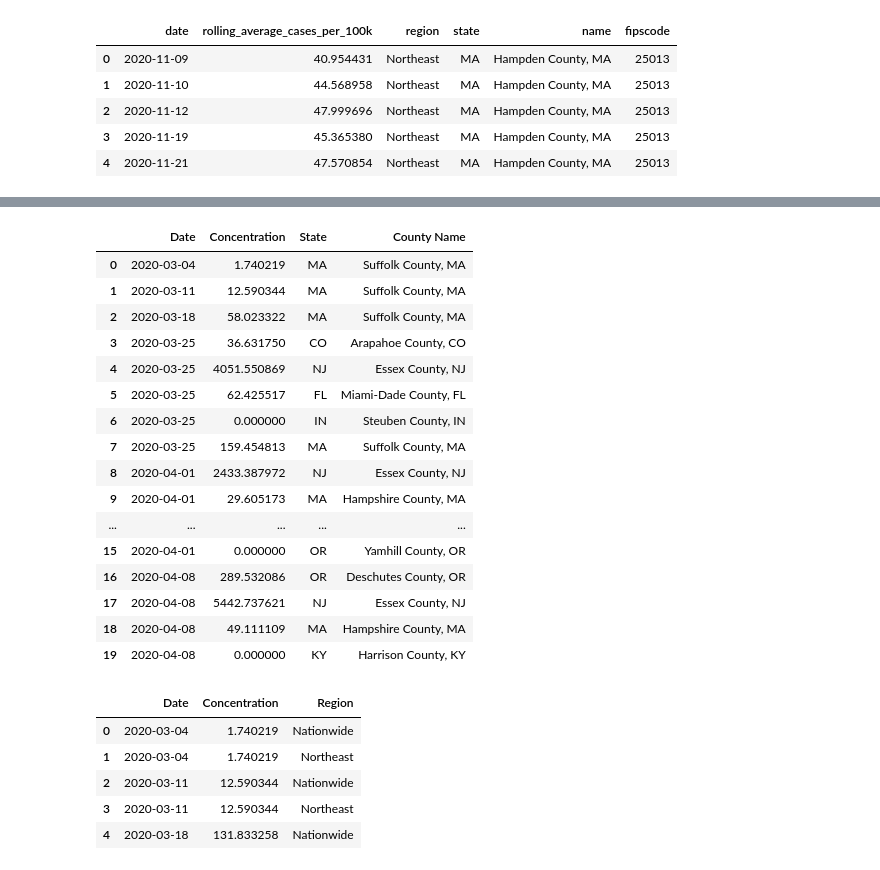
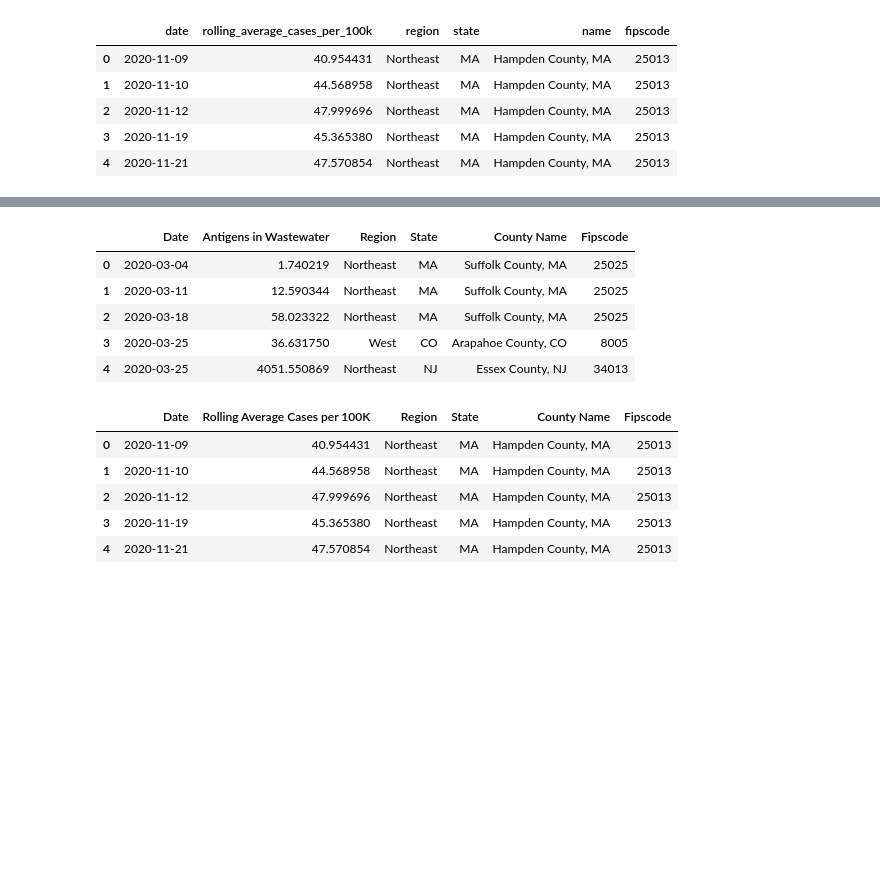
Before and after one commit to hsi-eredman/project_1, a Jupyter notebook: main.ipynb, the cells around one changed output, grey strips where cells are left out. Saved outputs shown, nothing was run; the diff lists cells and outputs as text; code cells hidden in the pictures; blank space fills up the shorter version.

```diff
--- a/main.ipynb
+++ b/main.ipynb
@@ -75,66 +69,45 @@ None
 # %%
-df_wastewater_county =  df_wastewater_county.drop(columns= ['fipscode', 'region'])
-df_cases_county =  df_cases_county.drop(columns= ['fipscode', 'region'])
+
+# Rename the columns in the dataframes to make the graphs look better
 df_wastewater_county = df_wastewater_county.rename(columns = {'effective_concentration_rolling_average':
-                                                              'Concentration',
+                                                              'Antigens in Wastewater',
                                                               'name' :
                                                               'County Name',
                                                               'sampling_week':
                                                               'Date',
                                                               'state':
-                                                              'State'})
-# df_wastewater_region = df_wastewater_region.rename(columns = {'effective_concentration_rolling_average':
-#                                                               'Concentration',
-#                                                               'region' :
-#                                                               'Region',
-#                                                               'sampling_week':
-#                                                               'Date'})
+                                                              'State',
+                                                              'region':
+                                                              'Region',
+                                                              'fipscode':
+                                                              'Fipscode'})
+
 df_cases_county = df_cases_county.rename(columns = {'rolling_average_cases_per_100k':
                                                     'Rolling Average Cases per 100K',
                                                     'name':
                                                     'County Name',
                                                     'date':
                                                     'Date',
                                                     'state':
-                                                    'State'})
-# df_cases_region = df_cases_region.rename(columns = {'region' :
-#                                                     'Region',
-#                                                     'new_cases':
-#                                                     'New Cases',
-#                                                     'rolling_average_new_cases_centered':
-#                                                     'Rolling Average Cases',
-#                                                     'date':
-#                                                     'Date'})
-# df_wastewater_county.index.names = ['Date']
-# df_wastewater_region.index.names = ['Date']
-# df_cases_county.index.names = ['Date']
-# df_cases_region.index.names = ['Date']
+                                                    'State',
+                                                    'region':
+                                                    'Region',
+                                                    'fipscode':
+                                                    'Fipscode'})
 
+# Display the new column names
 display(df_wastewater_county.head())
-#display(df_wastewater_region.head())
 display(df_cases_county.head())
-#display(df_cases_region.head())
 # %% [output]
-|  | Date | Concentration | State | County Name |
-| 0 | 2020-03-04 | 1.740219 | MA | Suffolk County, MA |
-| 1 | 2020-03-11 | 12.590344 | MA | Suffolk County, MA |
-| 2 | 2020-03-18 | 58.023322 | MA | Suffolk County, MA |
-| 3 | 2020-03-25 | 36.631750 | CO | Arapahoe County, CO |
-| 4 | 2020-03-25 | 4051.550869 | NJ | Essex County, NJ |
-| 5 | 2020-03-25 | 62.425517 | FL | Miami-Dade County, FL |
-| 6 | 2020-03-25 | 0.000000 | IN | Steuben County, IN |
-| 7 | 2020-03-25 | 159.454813 | MA | Suffolk County, MA |
-| 8 | 2020-04-01 | 2433.387972 | NJ | Essex County, NJ |
-| 9 | 2020-04-01 | 29.605173 | MA | Hampshire County, MA |
-| ... | ... | ... | ... | ... |
-| 15 | 2020-04-01 | 0.000000 | OR | Yamhill County, OR |
-| 16 | 2020-04-08 | 289.532086 | OR | Deschutes County, OR |
-| 17 | 2020-04-08 | 5442.737621 | NJ | Essex County, NJ |
-| 18 | 2020-04-08 | 49.111109 | MA | Hampshire County, MA |
-| 19 | 2020-04-08 | 0.000000 | KY | Harrison County, KY |
+|  | Date | Antigens in Wastewater | Region | State | County Name | Fipscode |
+| 0 | 2020-03-04 | 1.740219 | Northeast | MA | Suffolk County, MA | 25025 |
+| 1 | 2020-03-11 | 12.590344 | Northeast | MA | Suffolk County, MA | 25025 |
+| 2 | 2020-03-18 | 58.023322 | Northeast | MA | Suffolk County, MA | 25025 |
+| 3 | 2020-03-25 | 36.631750 | West | CO | Arapahoe County, CO | 8005 |
+| 4 | 2020-03-25 | 4051.550869 | Northeast | NJ | Essex County, NJ | 34013 |
-|  | Date | Concentration | Region |
-| 0 | 2020-03-04 | 1.740219 | Nationwide |
-| 1 | 2020-03-04 | 1.740219 | Northeast |
-| 2 | 2020-03-11 | 12.590344 | Nationwide |
-| 3 | 2020-03-11 | 12.590344 | Northeast |
-| 4 | 2020-03-18 | 131.833258 | Nationwide |
+|  | Date | Rolling Average Cases per 100K | Region | State | County Name | Fipscode |
+| 0 | 2020-11-09 | 40.954431 | Northeast | MA | Hampden County, MA | 25013 |
+| 1 | 2020-11-10 | 44.568958 | Northeast | MA | Hampden County, MA | 25013 |
+| 2 | 2020-11-12 | 47.999696 | Northeast | MA | Hampden County, MA | 25013 |
+| 3 | 2020-11-19 | 45.365380 | Northeast | MA | Hampden County, MA | 25013 |
+| 4 | 2020-11-21 | 47.570854 | Northeast | MA | Hampden County, MA | 25013 |
```
Also changed, not shown: parts of 8 cells of this notebook.
